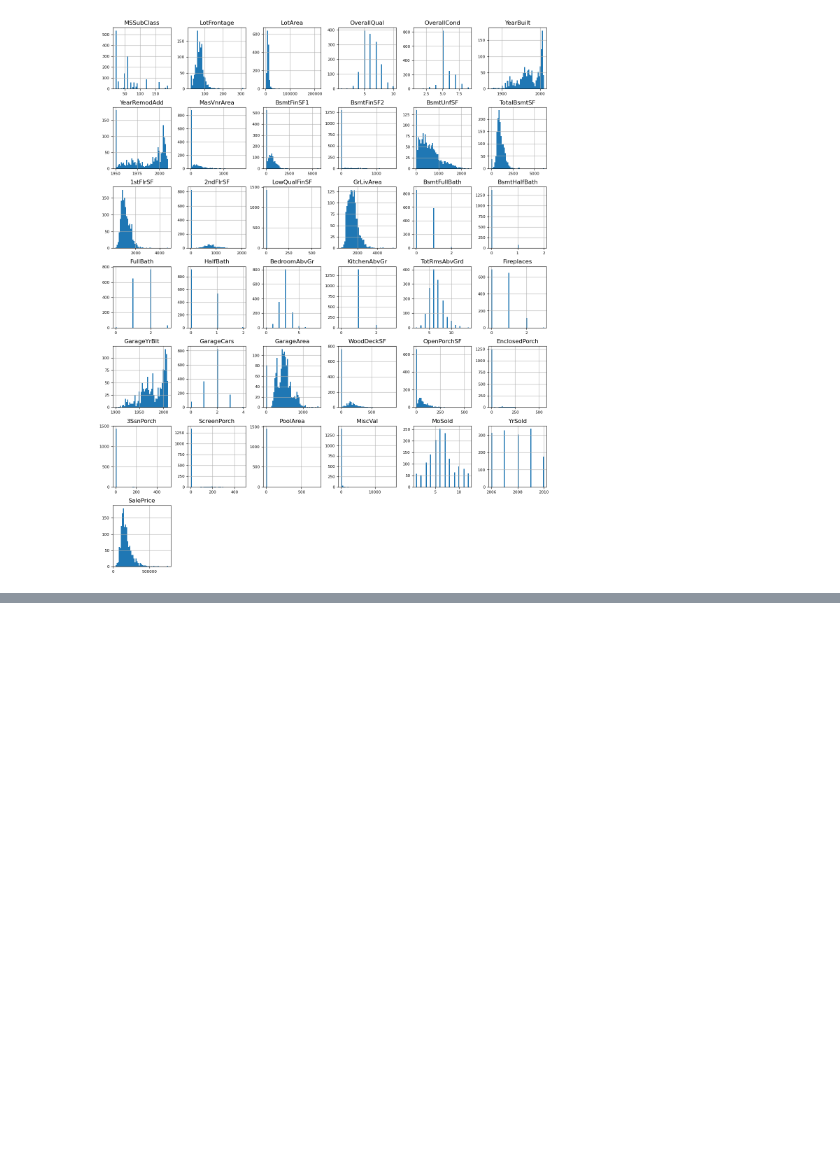
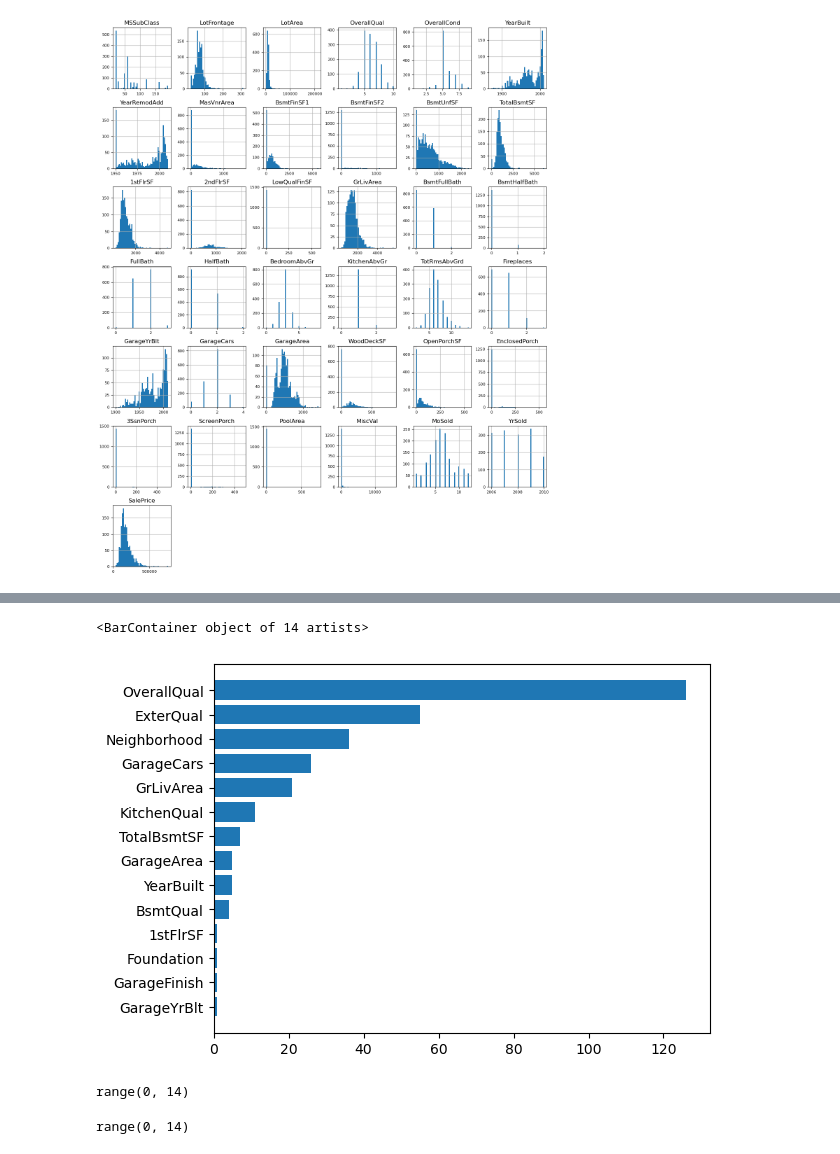
Before and after one commit to karvendhanm/kaggle, a Jupyter notebook: house_prices_prediction/data_exploration.ipynb, the cells around one changed output, grey strips where cells are left out. Saved outputs shown, nothing was run; the diff lists cells and outputs as text; code cells hidden in the pictures; blank space fills up the shorter version.

```diff
--- a/house_prices_prediction/data_exploration.ipynb
+++ b/house_prices_prediction/data_exploration.ipynb
@@ -175,0 +257,21 @@ Skipping registering GPU devices...
+# %%
+feature_names = []
+feature_importances = []
+for item in inspector.variable_importances()['NUM_AS_ROOT']:
+    feature_names.append(item[0].name)
+    feature_importances.append(item[1])
+# %%
+plt.barh(feature_names, feature_importances)
+plt.gca().invert_yaxis()
+plt.show()
+# %% [output]
+<BarContainer object of 14 artists>
+[figure, added]
+# %%
+feature_ranks
+# %% [output]
+range(0, 14)
+# %%
+feature_ranks
+# %% [output]
+range(0, 14)
```
Also changed, not shown: parts of 11 cells of this notebook, 2 other files.
